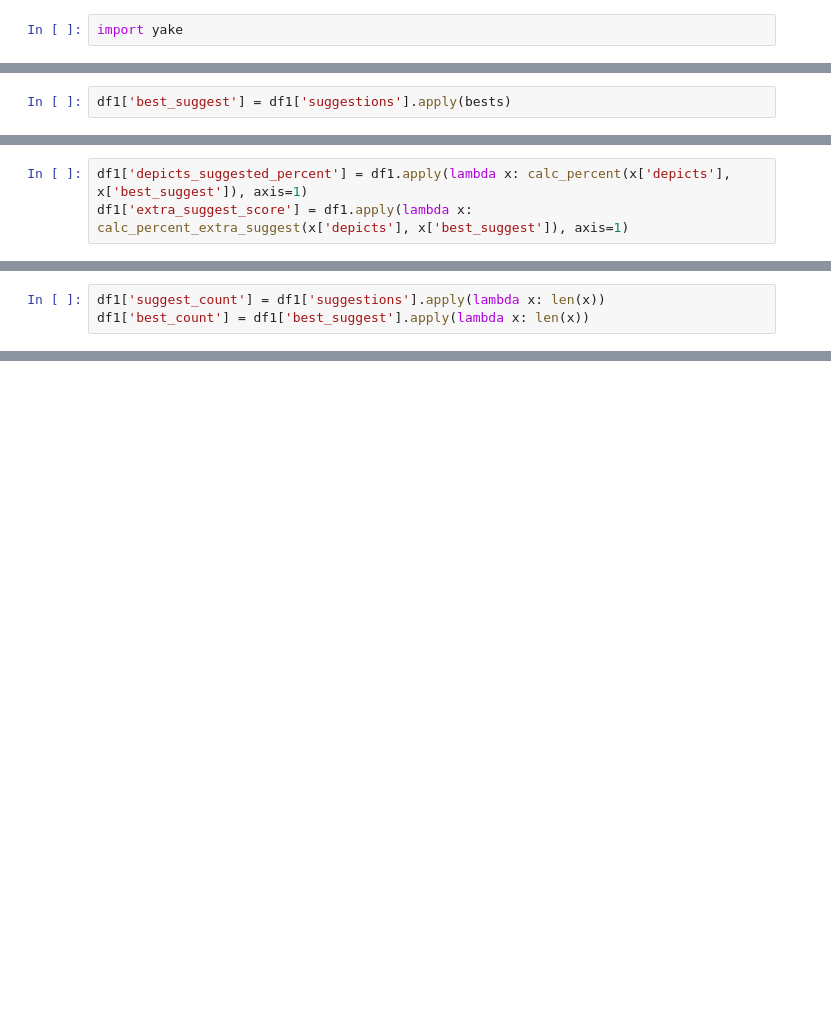
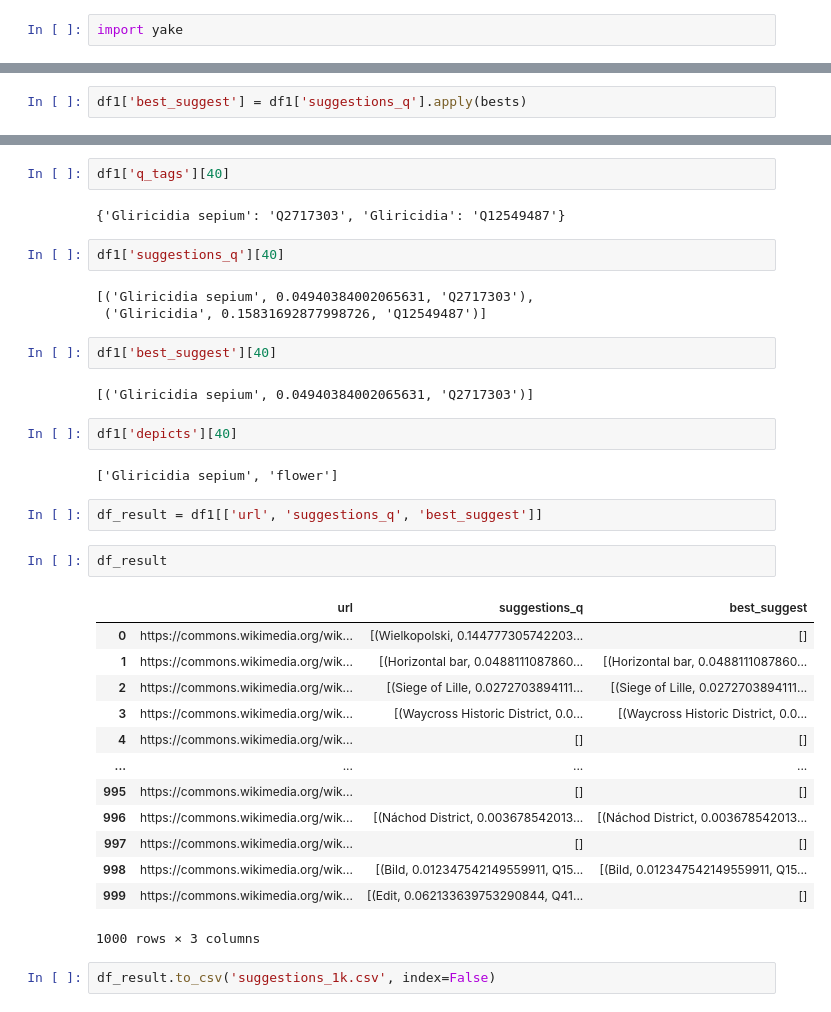
Before and after one commit to thammo4/CAPSTONE, a Jupyter notebook: yake_model.ipynb, the cells around one changed output, grey strips where cells are left out. Drawn from its saved outputs; the diff is of its cells as text; blank space fills up the shorter version.

Commit message:
Added new model with q number suggestions
New model with q suggestions. Also added resulting q number suggestions csv for 1k set

```diff
--- a/yake_model.ipynb
+++ b/yake_model.ipynb
@@ -84,2 +199,2 @@ def bests(suggestions):
 # %%
-df1['best_suggest'] = df1['suggestions'].apply(bests)
+df1['best_suggest'] = df1['suggestions_q'].apply(bests)
@@ -117,3 +200,0 @@ def calc_percent_extra_suggest(depicts, suggestions):
-# %%
-df1['depicts_suggested_percent'] = df1.apply(lambda x: calc_percent(x['depicts'], x['best_suggest']), axis=1)
-df1['extra_suggest_score'] = df1.apply(lambda x: calc_percent_extra_suggest(x['depicts'], x['best_suggest']), axis=1)
@@ -167,3 +202,0 @@ Name: count, Length: 162, dtype: int64
-# %%
-df1['suggest_count'] = df1['suggestions'].apply(lambda x: len(x))
-df1['best_count'] = df1['best_suggest'].apply(lambda x: len(x))
@@ -215,0 +216,37 @@ Name: count, dtype: int64
+# %%
+df1['q_tags'][40]
+# %% [output]
+{'Gliricidia sepium': 'Q2717303', 'Gliricidia': 'Q12549487'}
+# %%
+df1['suggestions_q'][40]
+# %% [output]
+[('Gliricidia sepium', 0.04940384002065631, 'Q2717303'),
+ ('Gliricidia', 0.15831692877998726, 'Q12549487')]
+# %%
+df1['best_suggest'][40]
+# %% [output]
+[('Gliricidia sepium', 0.04940384002065631, 'Q2717303')]
+# %%
+df1['depicts'][40]
+# %% [output]
+['Gliricidia sepium', 'flower']
+# %%
+df_result = df1[['url', 'suggestions_q', 'best_suggest']]
+# %%
+df_result
+# %% [output]
+|  | url | suggestions_q | best_suggest |
+| 0 | https://commons.wikimedia.org/wik... | [(Wielkopolski, 0.144777305742203... | [] |
+| 1 | https://commons.wikimedia.org/wik... | [(Horizontal bar, 0.0488111087860... | [(Horizontal bar, 0.0488111087860... |
+| 2 | https://commons.wikimedia.org/wik... | [(Siege of Lille, 0.0272703894111... | [(Siege of Lille, 0.0272703894111... |
+| 3 | https://commons.wikimedia.org/wik... | [(Waycross Historic District, 0.0... | [(Waycross Historic District, 0.0... |
+| 4 | https://commons.wikimedia.org/wik... | [] | [] |
+| ... | ... | ... | ... |
+| 995 | https://commons.wikimedia.org/wik... | [] | [] |
+| 996 | https://commons.wikimedia.org/wik... | [(Náchod District, 0.003678542013... | [(Náchod District, 0.003678542013... |
+| 997 | https://commons.wikimedia.org/wik... | [] | [] |
+| 998 | https://commons.wikimedia.org/wik... | [(Bild, 0.012347542149559911, Q15... | [(Bild, 0.012347542149559911, Q15... |
+| 999 | https://commons.wikimedia.org/wik... | [(Edit, 0.062133639753290844, Q41... | [] |
+1000 rows × 3 columns
+# %%
+df_result.to_csv('suggestions_1k.csv', index=False)
```
Also changed, not shown: parts of 28 cells of this notebook, 1 other file.
